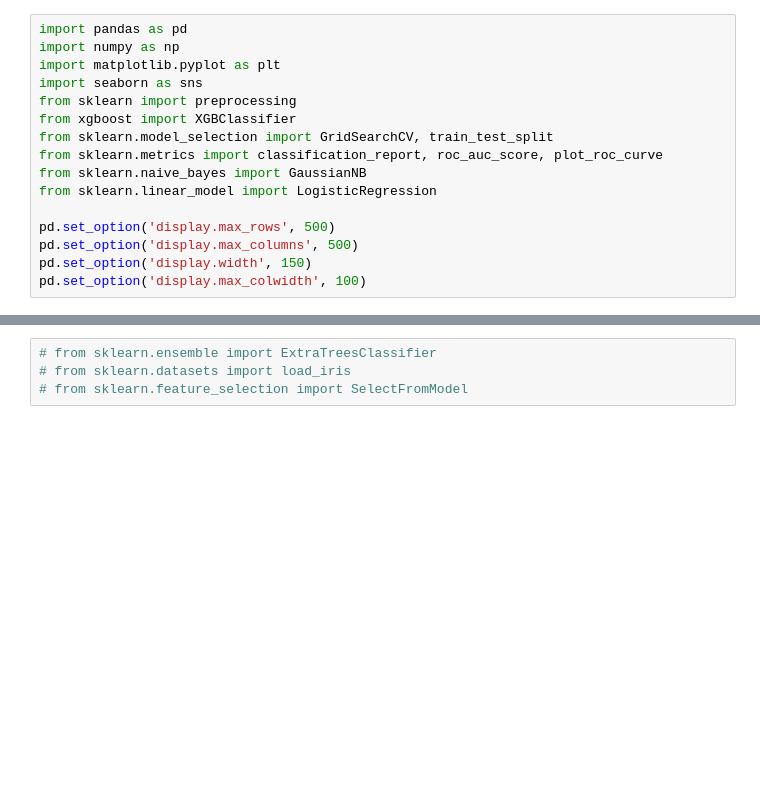
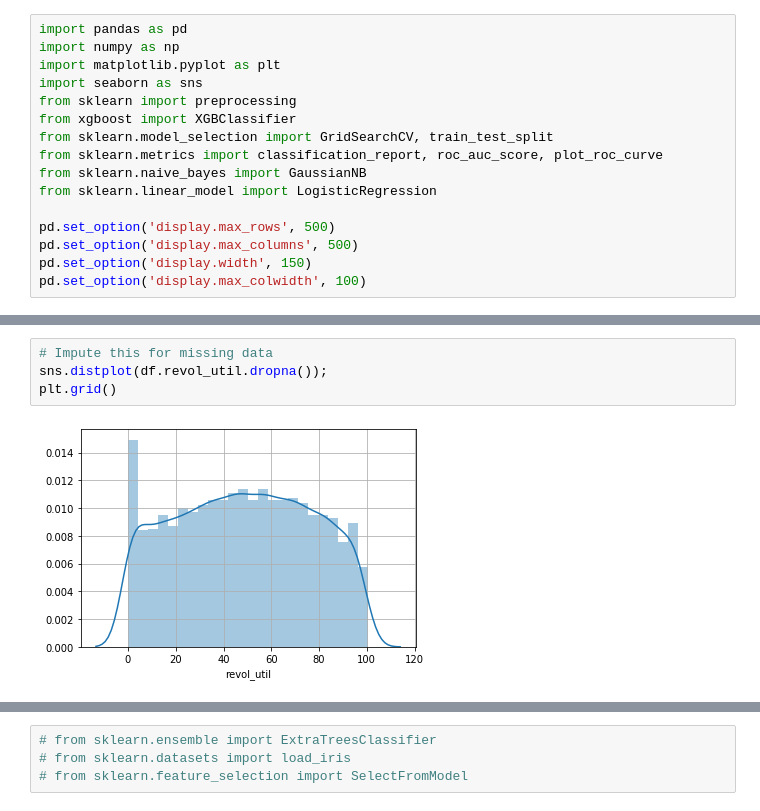
Before and after one commit to bethanymbaker/arch, a Jupyter notebook: notebooks/MavenWave.ipynb, the cells around one changed output, grey strips where cells are left out. Saved outputs shown, nothing was run; the diff lists cells and outputs as text; blank space fills up the shorter version.

```diff
--- a/notebooks/MavenWave.ipynb
+++ b/notebooks/MavenWave.ipynb
@@ -47,0 +65,6 @@ Name: is_bad, dtype: float64
+# %%
+# Impute this for missing data
+sns.distplot(df.revol_util.dropna());
+plt.grid()
+# %% [output]
+[figure, added]
```
Also changed, not shown: parts of 40 cells of this notebook.
